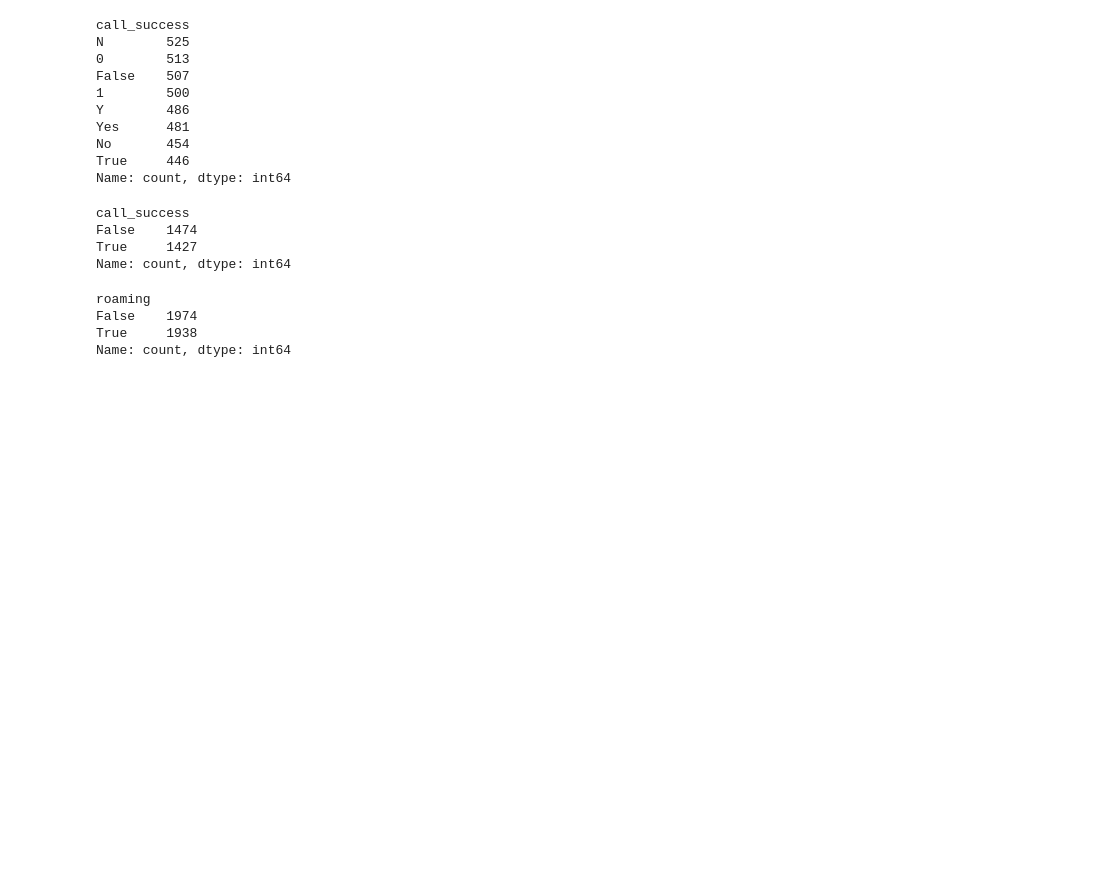
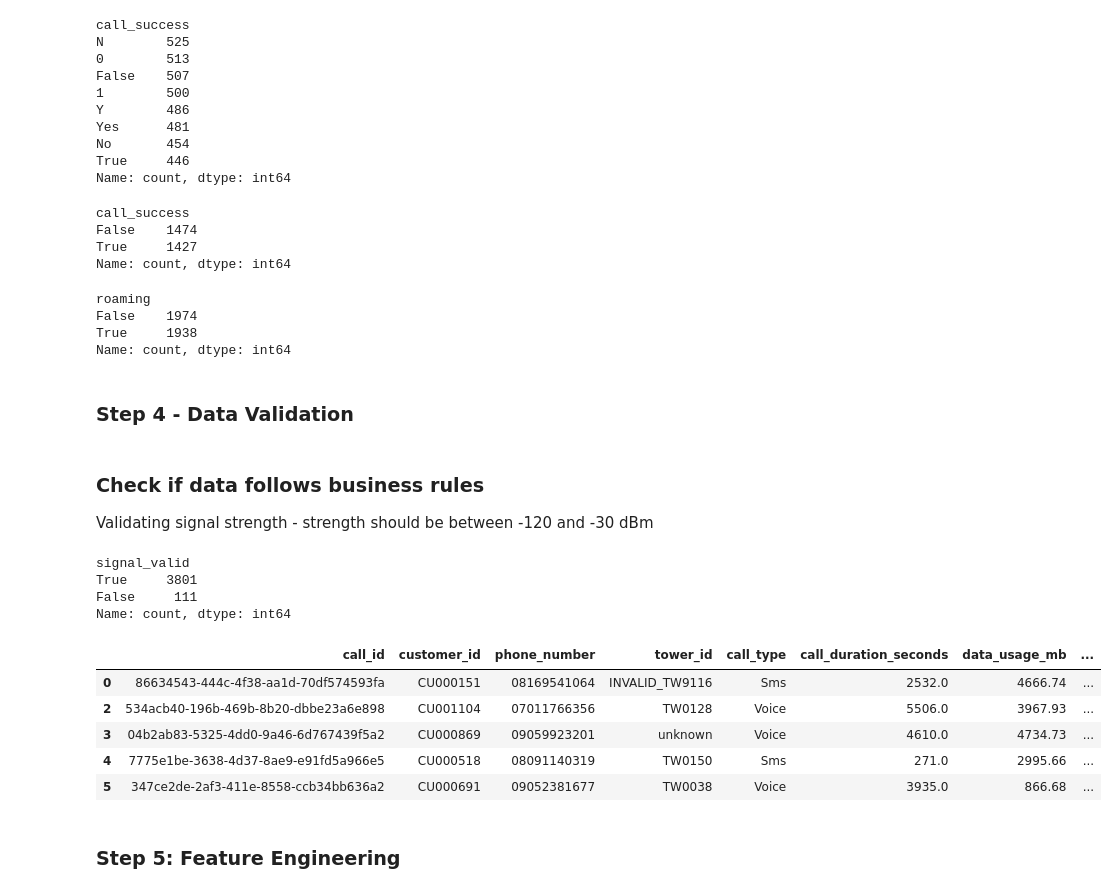
Before and after one commit to dibanga2800/teleconnect_analytics_pipeline, a Jupyter notebook: notebooks/telecom_data_pipeline.ipynb, the cells around one changed output. Saved outputs shown, nothing was run; the diff lists cells and outputs as text; code cells hidden in the pictures; blank space fills up the shorter version.

```diff
--- a/notebooks/telecom_data_pipeline.ipynb
+++ b/notebooks/telecom_data_pipeline.ipynb
@@ -321,3 +321,34 @@ roaming
 False    1974
 True     1938
 Name: count, dtype: int64
+# %%
+df_clean['call_timestamp'] = pd.to_datetime(df_clean['call_timestamp'])
+# %% [markdown]
+### Step 4 - Data Validation
+# %% [markdown]
+### Check if data follows business rules
+Validating signal strength - strength should be between -120 and -30 dBm
+# %%
+def validate_signal_strength(signal):
+    if pd.isna(signal):
+        return None
+    return -120 <= signal <= -30
+# %%
+df_clean['signal_valid'] = df_clean['signal_strength_dbm'].apply(validate_signal_strength)
+df_clean['signal_valid'].value_counts()
+# %% [output]
+signal_valid
+True     3801
+False     111
+Name: count, dtype: int64
+# %%
+df_clean.head()
+# %% [output]
+|  | call_id | customer_id | phone_number | tower_id | call_type | call_duration_seconds | data_usage_mb | ... |
+| 0 | 86634543-444c-4f38-aa1d-70df574593fa | CU000151 | 08169541064 | INVALID_TW9116 | Sms | 2532.0 | 4666.74 | ... |
+| 2 | 534acb40-196b-469b-8b20-dbbe23a6e898 | CU001104 | 07011766356 | TW0128 | Voice | 5506.0 | 3967.93 | ... |
+| 3 | 04b2ab83-5325-4dd0-9a46-6d767439f5a2 | CU000869 | 09059923201 | unknown | Voice | 4610.0 | 4734.73 | ... |
+| 4 | 7775e1be-3638-4d37-8ae9-e91fd5a966e5 | CU000518 | 08091140319 | TW0150 | Sms | 271.0 | 2995.66 | ... |
+| 5 | 347ce2de-2af3-411e-8558-ccb34bb636a2 | CU000691 | 09052381677 | TW0038 | Voice | 3935.0 | 866.68 | ... |
+# %% [markdown]
+### Step 5: Feature Engineering
```
Also changed, not shown: parts of 6 cells of this notebook.
